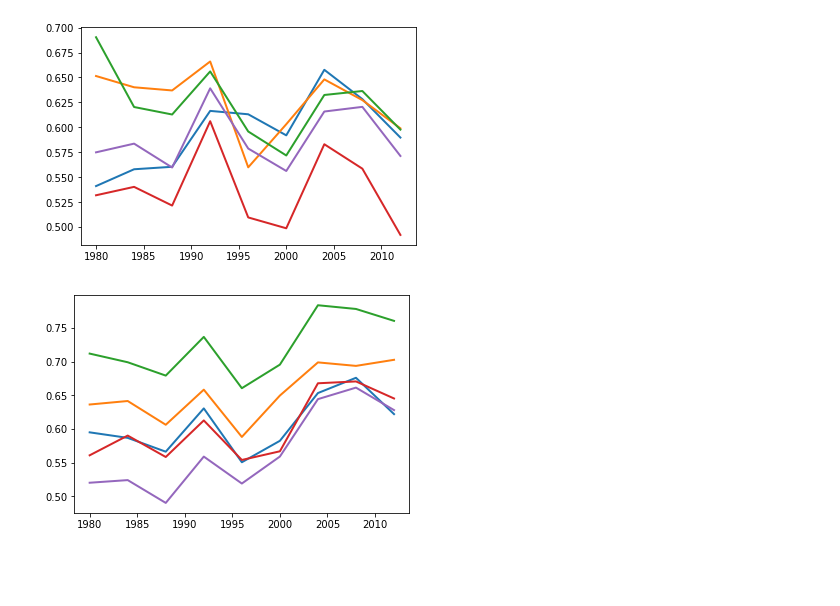
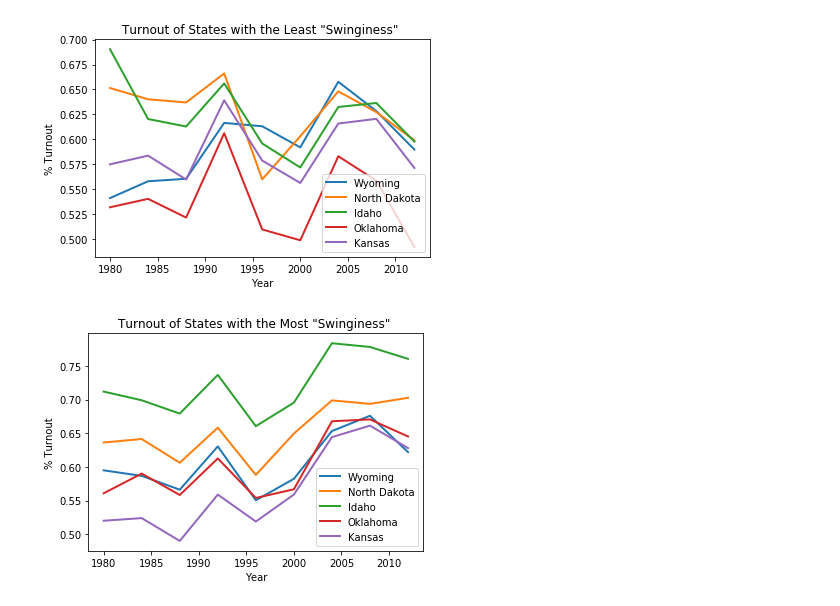
Before and after one commit to tinawong15/portends-greatness, a Jupyter notebook: elections.ipynb, the cells around one changed output. Cells and saved outputs as stored; diff of their text form; code cells hidden in the pictures; blank space fills up the shorter version.

```diff
--- a/elections.ipynb
+++ b/elections.ipynb
@@ -338,20 +161,32 @@ years = []
 for i in range(1980, 2016, 4):
    years.append(i)
 # %%
+# plotted least swinginess states
 plt.figure(0)
 for state in non_swing_states:
 #     print(all_states_vote[all_states_vote['state'] == state]['turnout'])
     plt.plot(years, all_states_vote[all_states_vote['state'] == state]['turnout'], linewidth=2, markersize=12)
+
+plt.title("""Turnout of States with the Least "Swinginess" """)
+plt.legend(non_swing_states)
+plt.xlabel('Year')
+plt.ylabel('% Turnout')
 plt.show()
 # %% [output]
-[figure, old version]
+[figure, new version]
 # %%
+# plotted most swinginess states
 plt.figure(1)
 for state in last_swing_states:
 #     print(all_states_vote[all_states_vote['state'] == state]['turnout'])
     plt.plot(years, all_states_vote[all_states_vote['state'] == state]['turnout'], linewidth=2, markersize=12)
+
+plt.title("""Turnout of States with the Most "Swinginess" """)
+plt.legend(non_swing_states)
+plt.xlabel('Year')
+plt.ylabel('% Turnout')
 plt.show()
 # %% [output]
-[figure, old version]
+[figure, new version]
 # %%
 all_states_vote
```
Also changed, not shown: parts of 14 cells of this notebook.
